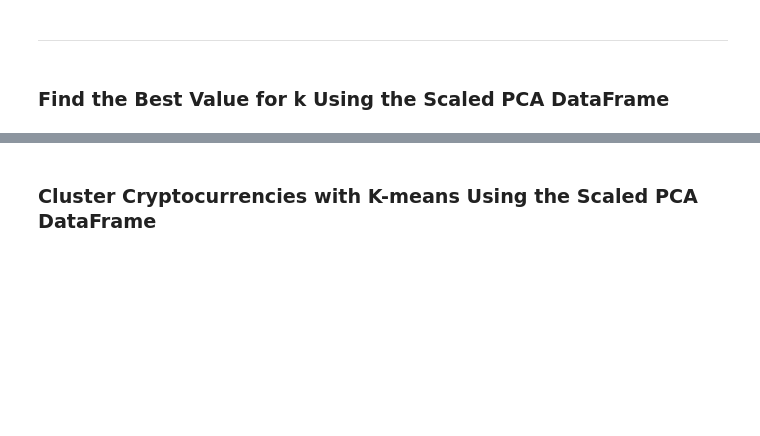
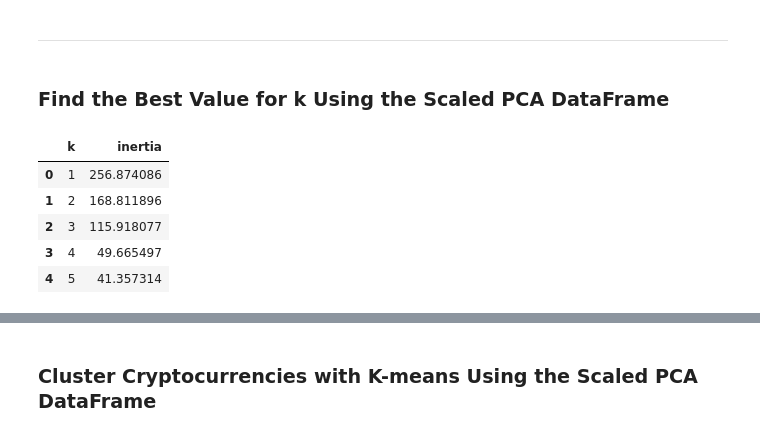
Before and after one commit to shannonmarie126/CryptoClustering, a Jupyter notebook: Crypto_Clustering.ipynb, the cells around one changed output, grey strips where cells are left out. Saved outputs shown, nothing was run; the diff lists cells and outputs as text; code cells hidden in the pictures; blank space fills up the shorter version.

```diff
--- a/Crypto_Clustering.ipynb
+++ b/Crypto_Clustering.ipynb
@@ -218,19 +238,33 @@ market_predictions_df.hvplot.scatter(
 ### Find the Best Value for k Using the Scaled PCA DataFrame
 # %%
 # Create a list with the number of k-values from 1 to 11
+k=list(range(1,11))
 # %%
 # Create an empty list to store the inertia values
-
+inertia=[]
 
 # Create a for loop to compute the inertia with each possible value of k
 # Inside the loop:
 # 1. Create a KMeans model using the loop counter for the n_clusters
 # 2. Fit the model to the data using `df_market_data_pca`
 # 3. Append the model.inertia_ to the inertia list
+for i in k:
+    model=KMeans(n_clusters=i,random_state=0)
+    model.fit(pca_df)
+    inertia.append(model.inertia_)
 # %%
 # Create a dictionary with the data to plot the Elbow curve
-
+pca_elbow={"k":k,"inertia":inertia}
 # Create a DataFrame with the data to plot the Elbow curve
+df_pca_elbow=pd.DataFrame(pca_elbow)
+df_pca_elbow.head()
+# %% [output]
+|  | k | inertia |
+| 0 | 1 | 256.874086 |
+| 1 | 2 | 168.811896 |
+| 2 | 3 | 115.918077 |
+| 3 | 4 | 49.665497 |
+| 4 | 5 | 41.357314 |
 # %%
 # Plot a line chart with all the inertia values computed with
 # the different values of k to visually identify the optimal value for k.
```
Also changed, not shown: parts of 7 cells of this notebook.
